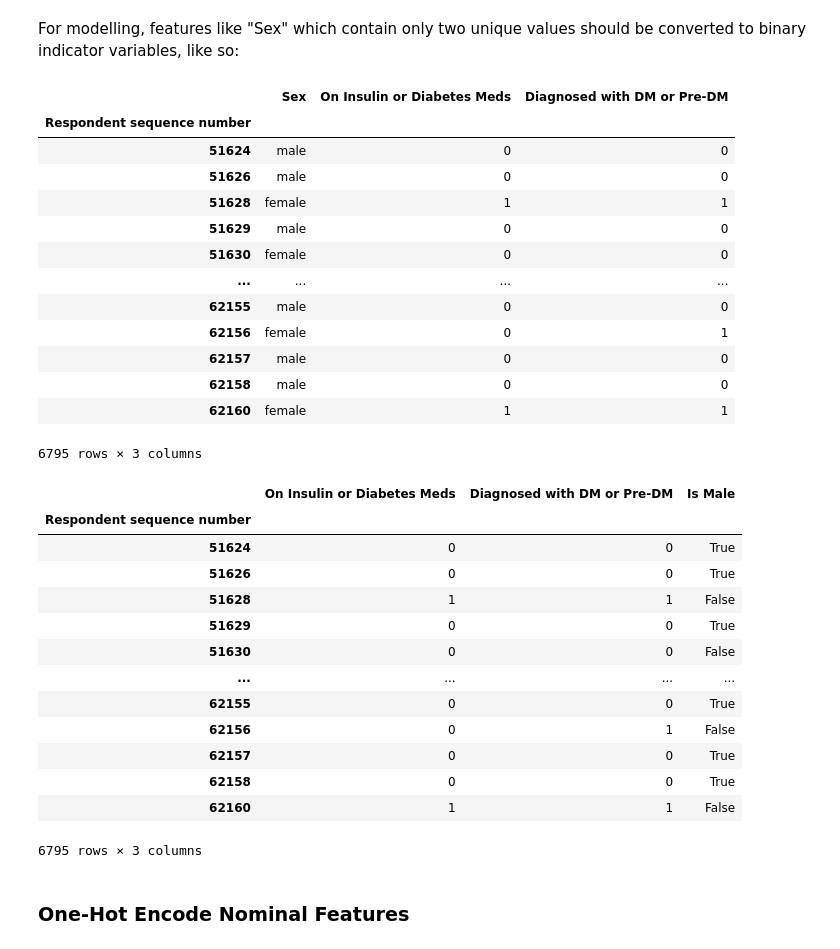
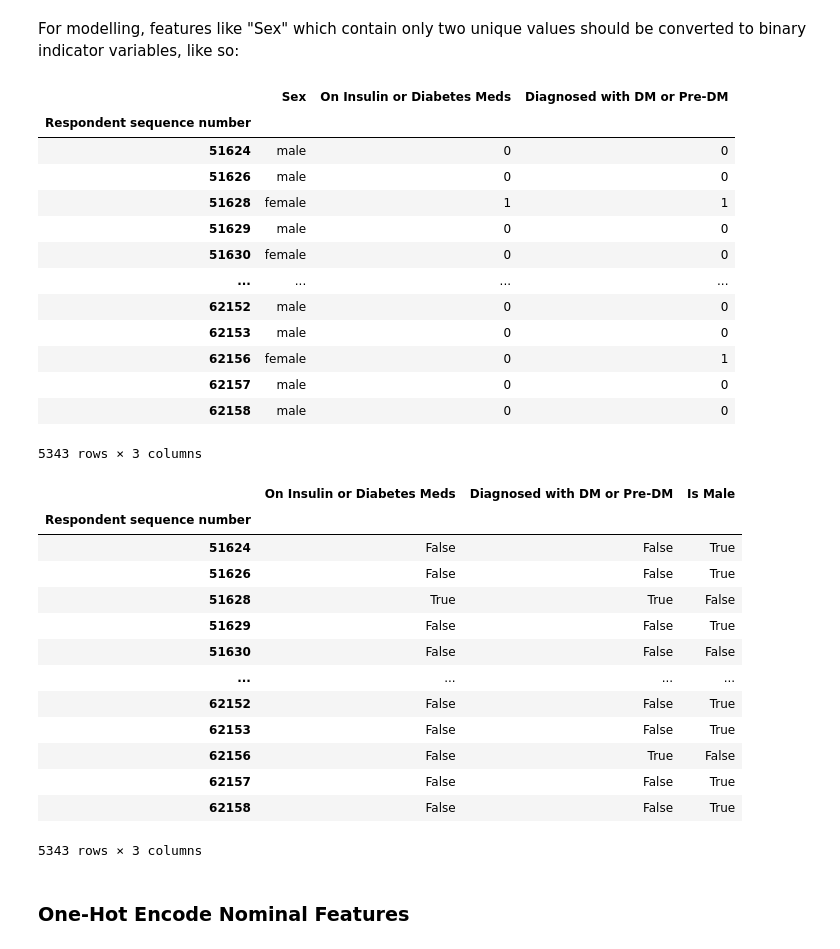
Before and after one commit to hl-n/diabetes-prediction-NHANES, a Jupyter notebook: notebooks/EDA.ipynb, the cells around one changed output. Cells and saved outputs as stored; diff of their text form; code cells hidden in the pictures.

```diff
--- a/notebooks/EDA.ipynb
+++ b/notebooks/EDA.ipynb
@@ -372,0 +410,3 @@ processed_df = preprocessed_df.copy()
+# %%
+processed_df = handle_missing_data(config, processed_df)
+processed_df
@@ -453,26 +507,26 @@ processed_df[binary_features]
 | 51629 | male | 0 | 0 |
 | 51630 | female | 0 | 0 |
 | ... | ... | ... | ... |
-| 62155 | male | 0 | 0 |
+| 62152 | male | 0 | 0 |
+| 62153 | male | 0 | 0 |
 | 62156 | female | 0 | 1 |
 | 62157 | male | 0 | 0 |
 | 62158 | male | 0 | 0 |
-| 62160 | female | 1 | 1 |
-6795 rows × 3 columns
+5343 rows × 3 columns
 # %%
-convert_columns_to_boolean(processed_df[binary_features])
+convert_features_to_boolean(processed_df[binary_features])
 # %% [output]
 |  | On Insulin or Diabetes Meds | Diagnosed with DM or Pre-DM | Is Male |
 | Respondent sequence number |  |  |  |
-| 51624 | 0 | 0 | True |
-| 51626 | 0 | 0 | True |
-| 51628 | 1 | 1 | False |
-| 51629 | 0 | 0 | True |
-| 51630 | 0 | 0 | False |
+| 51624 | False | False | True |
+| 51626 | False | False | True |
+| 51628 | True | True | False |
+| 51629 | False | False | True |
+| 51630 | False | False | False |
 | ... | ... | ... | ... |
-| 62155 | 0 | 0 | True |
-| 62156 | 0 | 1 | False |
-| 62157 | 0 | 0 | True |
-| 62158 | 0 | 0 | True |
-| 62160 | 1 | 1 | False |
+| 62152 | False | False | True |
+| 62153 | False | False | True |
+| 62156 | False | True | False |
+| 62157 | False | False | True |
+| 62158 | False | False | True |
-6795 rows × 3 columns
+5343 rows × 3 columns
```
Also changed, not shown: parts of 35 cells of this notebook, 6 other files.
